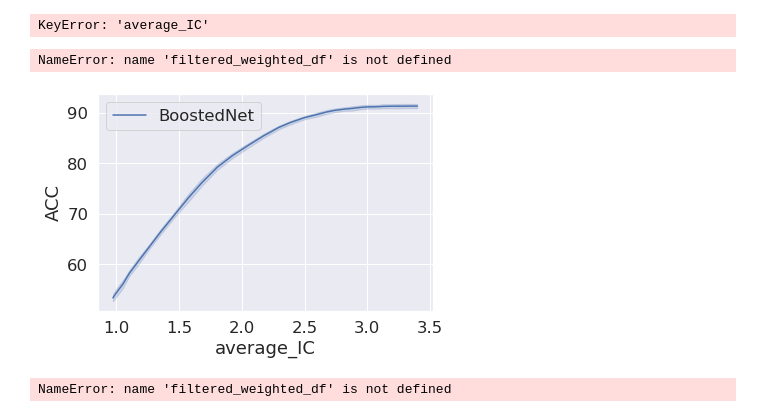
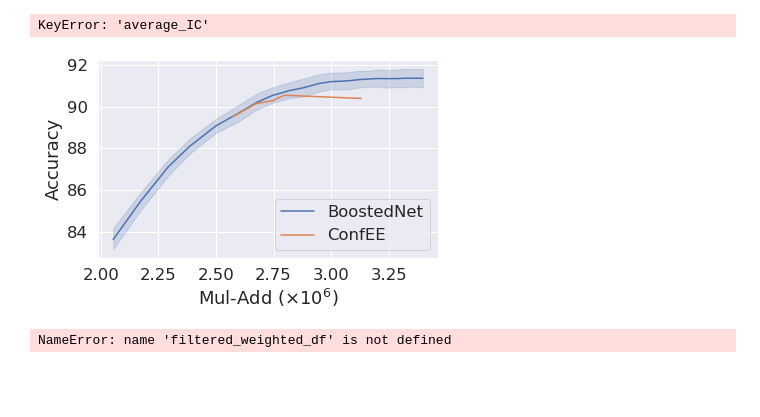
Before and after one commit to networkslab/dynn, a Jupyter notebook: src/notebooks/confidence_intervals_ce_ic.ipynb, the cells around one changed output. Cells and saved outputs as stored; diff of their text form; code cells hidden in the pictures; blank space fills up the shorter version.

```diff
--- a/src/notebooks/confidence_intervals_ce_ic.ipynb
+++ b/src/notebooks/confidence_intervals_ce_ic.ipynb
@@ -25,9 +25,9 @@ elif dataset == 'cifar100':
     total_mudaa = 56
     end_acc = 88.4
 elif dataset == 'svhn':
-    min_ic = 0
+    min_ic = 2
     model = 't2t_7'
-    max_ic = 100
+    max_ic = 4
     total_mudaa = 13.4
     end_acc = 91
 # %%
@@ -190,21 +198,20 @@ KeyError: 'average_IC'
 # %%
 sns.set(font_scale=1.5)
 
-
+#print(filtered_our_df)
 sns.lineplot(data=filtered_boosted_df, x="average_IC", y="ACC", label="BoostedNet")
-sns.lineplot(data=filtered_weighted_df, x="average_IC", y="ACC", label="Weighted")
+#sns.lineplot(data=filtered_weighted_df, x="average_IC", y="ACC", label="Weighted")
 sns.lineplot(data=filtered_our_df, x="average_IC", y="test/gated_acc", label="ConfEE")
 #sns.scatterplot(data=filtered_boosted_df, x="average_IC", y="ACC", label="BoostedNet")
 #sns.scatterplot(data=filtered_weighted_df, x="average_IC", y="ACC", label="Weighted")
 #sns.scatterplot(data=filtered_our_df, x="average_IC", y="test/gated_acc", label="ConfEE")
-
+#plt.plot([2.3,2.31], [88,89], color='r', markersize=3)
 plt.xlabel(r'Mul-Add ($\times 10^6$)')
 plt.ylabel('Accuracy')
 plt.tight_layout()
 plt.savefig('perf_cost_'+dataset+'.pdf')
 # %% [output]
-NameError: name 'filtered_weighted_df' is not defined
-[figure, old version]
+[figure, new version]
 # %%
 sns.set(font_scale=1.5)  # crazy big
 sns.lineplot(data=filtered_weighted_df, x="average_ACC", y="ECE", label="BoostedNet")
```
Also changed, not shown: parts of 3 cells of this notebook, 4 other files.
